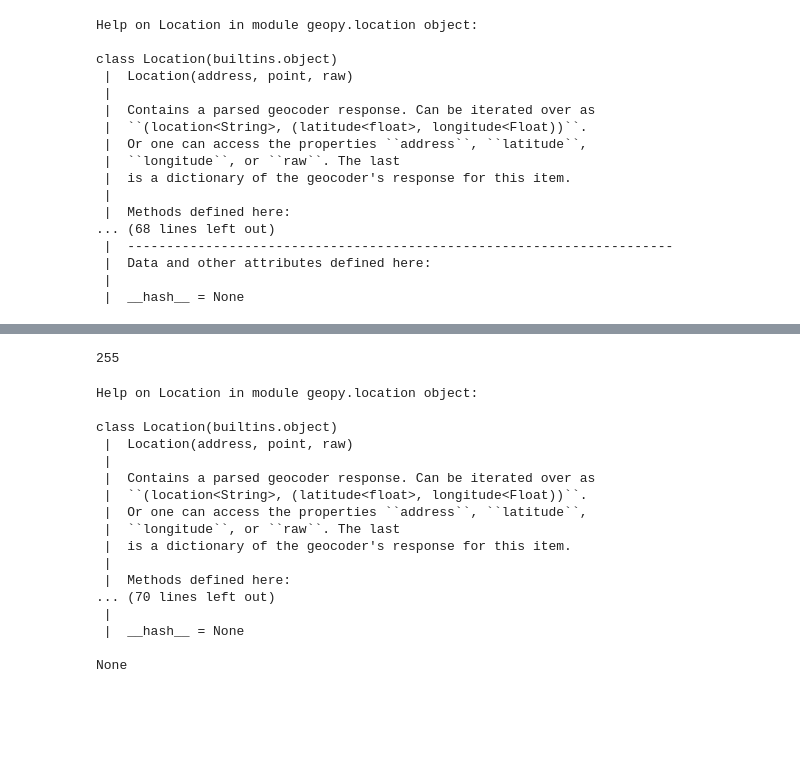
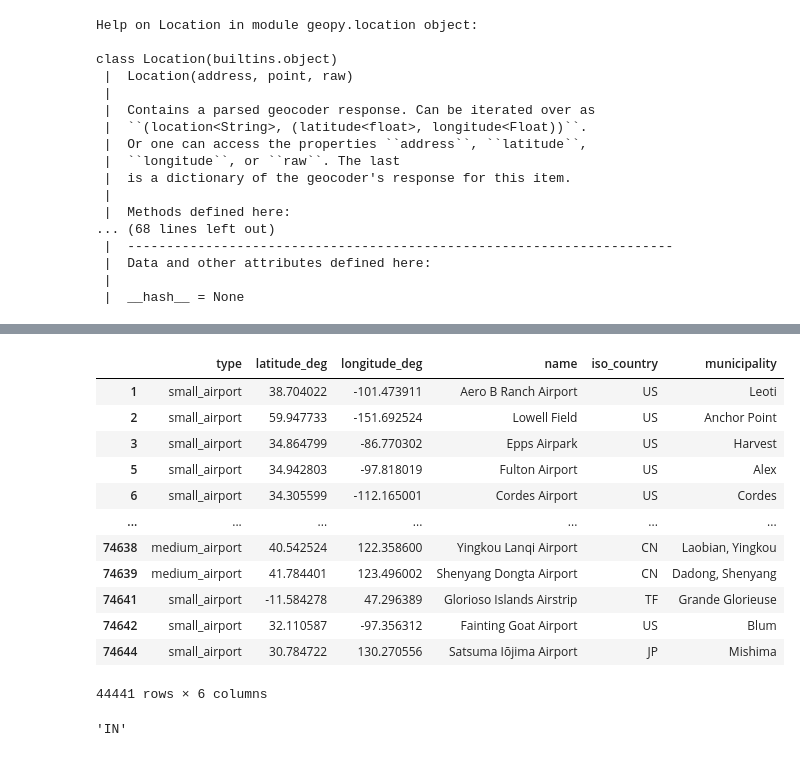
Before and after one commit to nakulBageja/Pharma-Scope-3, a Jupyter notebook: Get_Location.ipynb, the cells around one changed output, grey strips where cells are left out. Drawn from its saved outputs; the diff is of its cells as text; code cells hidden in the pictures; blank space fills up the shorter version.

```diff
--- a/Get_Location.ipynb
+++ b/Get_Location.ipynb
@@ -80,34 +78,22 @@ only_airports = raw_airport_db[raw_airport_db['type'].str.lower().str.contains('
 # %%
-only_airports.iso_country.isnull().sum()
+# Getting required columns
+db = raw_airport_db[['type','latitude_deg','longitude_deg','name','iso_country','municipality']]
-# %% [output]
-255
-# %%
-from geopy.geocoders import Nominatim
-
-# Create a Nominatim geolocator object
-geolocator = Nominatim(user_agent='user_agent')
-
-# Get location information for a place name
-location = geolocator.reverse('15.359210,73.939670')
-
-# Print the latitude, longitude, and country name
-print(help(location))
-# print(location.)
-# %% [output]
-Help on Location in module geopy.location object:
-
-class Location(builtins.object)
- |  Location(address, point, raw)
- |
- |  Contains a parsed geocoder response. Can be iterated over as
- |  ``(location<String>, (latitude<float>, longitude<Float))``.
- |  Or one can access the properties ``address``, ``latitude``,
- |  ``longitude``, or ``raw``. The last
- |  is a dictionary of the geocoder's response for this item.
- |
- |  Methods defined here:
-... (70 lines left out)
- |
- |  __hash__ = None
-
-None
+# %%
+final_airport_db = db[db['type'].str.lower().str.contains('airport')]
+# %%
+# Combin
+final_airport_db
+# %% [output]
+|  | type | latitude_deg | longitude_deg | name | iso_country | municipality |
+| 1 | small_airport | 38.704022 | -101.473911 | Aero B Ranch Airport | US | Leoti |
+| 2 | small_airport | 59.947733 | -151.692524 | Lowell Field | US | Anchor Point |
+| 3 | small_airport | 34.864799 | -86.770302 | Epps Airpark | US | Harvest |
+| 5 | small_airport | 34.942803 | -97.818019 | Fulton Airport | US | Alex |
+| 6 | small_airport | 34.305599 | -112.165001 | Cordes Airport | US | Cordes |
+| ... | ... | ... | ... | ... | ... | ... |
+| 74638 | medium_airport | 40.542524 | 122.358600 | Yingkou Lanqi Airport | CN | Laobian, Yingkou |
+| 74639 | medium_airport | 41.784401 | 123.496002 | Shenyang Dongta Airport | CN | Dadong, Shenyang |
+| 74641 | small_airport | -11.584278 | 47.296389 | Glorioso Islands Airstrip | TF | Grande Glorieuse |
+| 74642 | small_airport | 32.110587 | -97.356312 | Fainting Goat Airport | US | Blum |
+| 74644 | small_airport | 30.784722 | 130.270556 | Satsuma Iōjima Airport | JP | Mishima |
+44441 rows × 6 columns
@@ -113,0 +102,4 @@ None
+# %%
+pycountry.countries.get(alpha_3='IND').alpha_2
+# %% [output]
+'IN'
```
Also changed, not shown: parts of 8 cells of this notebook, 1 other file.
